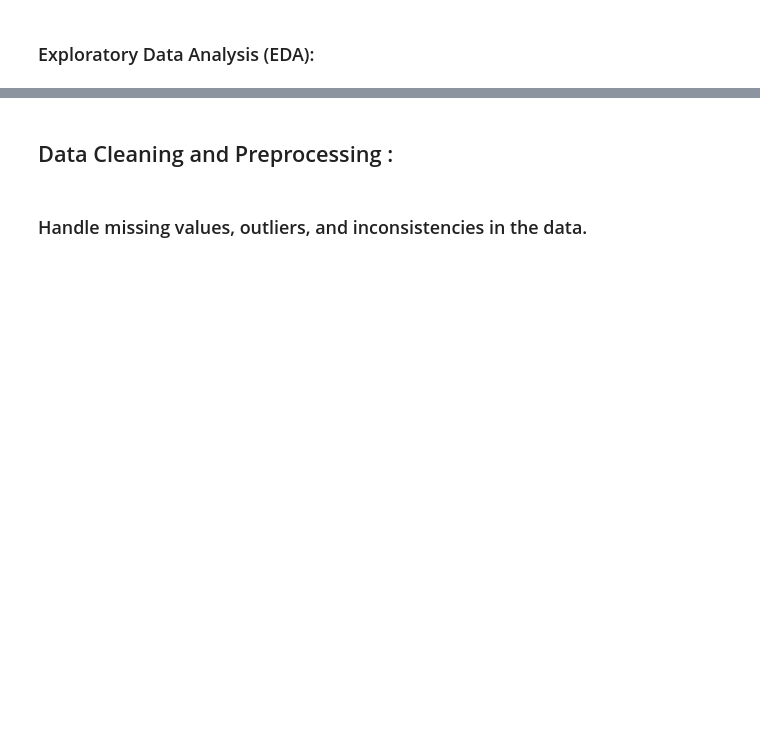
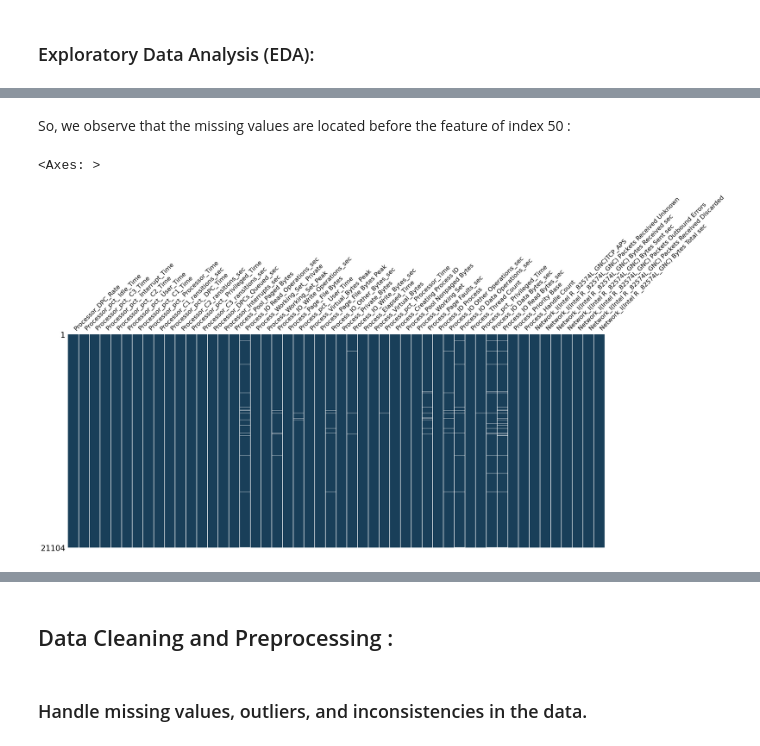
Before and after one commit to anas1IA/Windows_attack10, a Jupyter notebook: project/TON_IoT_Attack_Windows.ipynb, the cells around one changed output, grey strips where cells are left out. Cells and saved outputs as stored; diff of their text form; code cells hidden in the pictures; blank space fills up the shorter version.

```diff
--- a/project/TON_IoT_Attack_Windows.ipynb
+++ b/project/TON_IoT_Attack_Windows.ipynb
@@ -10,0 +86,7 @@
+# %% [markdown]
+So, we observe that the missing values are located before the feature of index 50 :
+# %%
+msno.matrix(df.iloc[:, 0:50], sparkline=False, color=(0.1, 0.25, 0.35))
+# %% [output]
+<Axes: >
+[figure, added]
```
Also changed, not shown: parts of 23 cells of this notebook.
